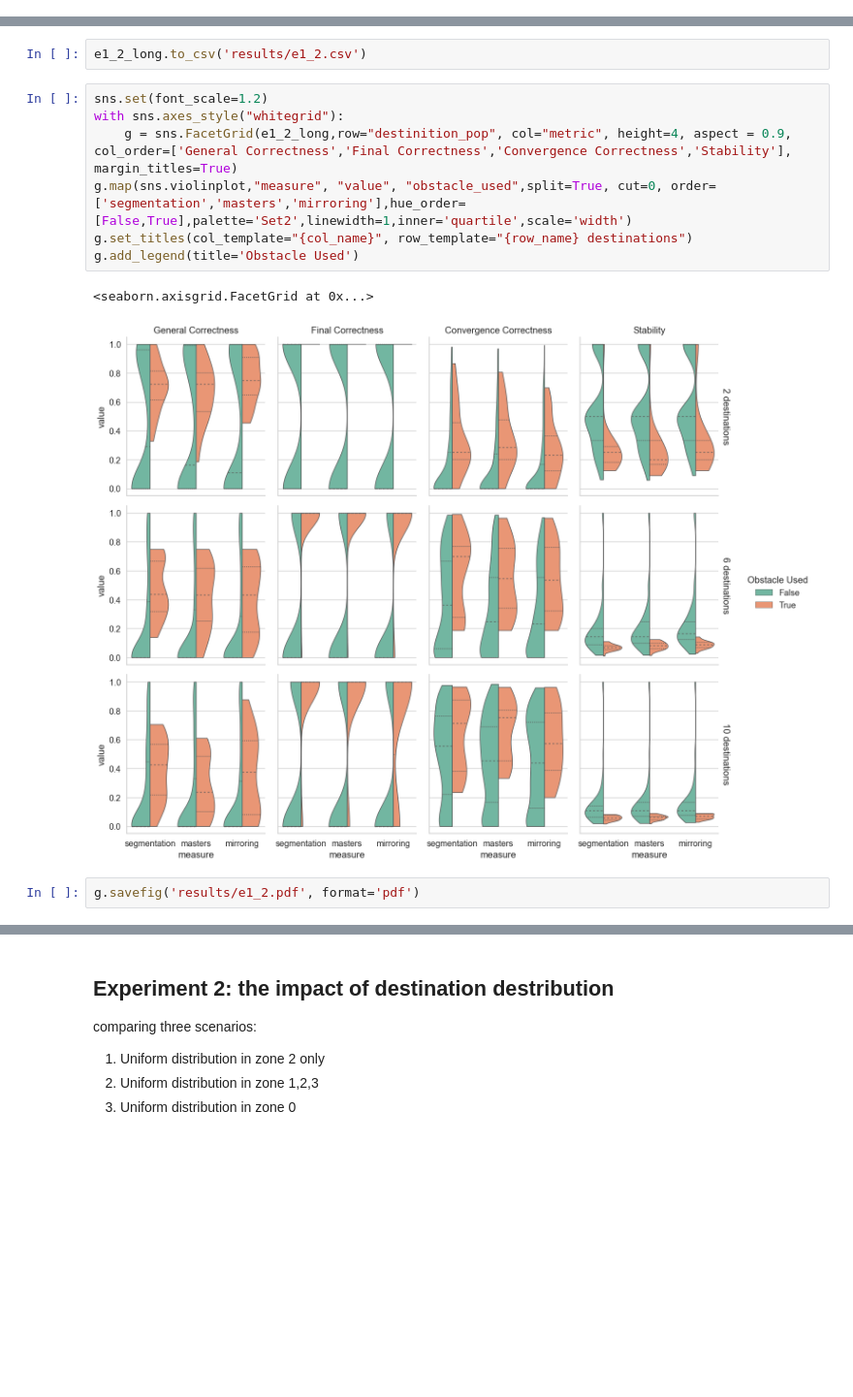
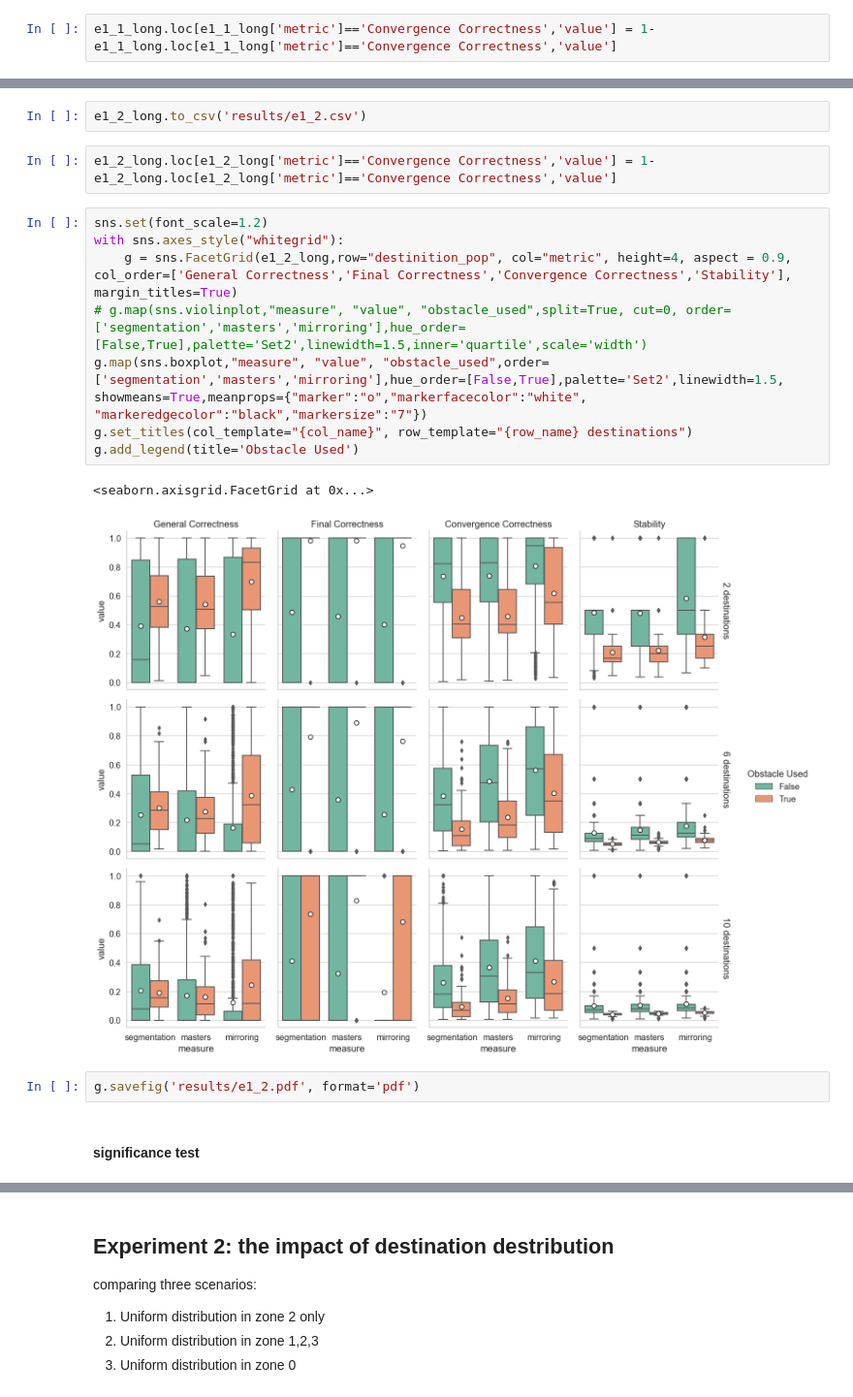
Before and after one commit to OzzyTao/goal-simulation, a Jupyter notebook: paper_experiments.ipynb, the cells around one changed output, grey strips where cells are left out. Shown: that part at 97% size. Cells and saved outputs as stored; diff of their text form; blank space fills up the shorter version.

```diff
--- a/paper_experiments.ipynb
+++ b/paper_experiments.ipynb
@@ -54,6 +54,8 @@ e1_1.reset_index(names=['zone','goal_pop','seed','alg','obstacle_used','measure'
 e1_1_long = pd.melt(e1_1, id_vars=['zone','goal_pop','seed','alg','obstacle_used','measure'], value_vars=['Final Correctness','General Correctness','Convergence Correctness','Stability'], var_name='metric', value_name='value')
 # %%
 e1_1_long.to_csv('results/e1_1.csv')
+# %%
+e1_1_long.loc[e1_1_long['metric']=='Convergence Correctness','value'] = 1- e1_1_long.loc[e1_1_long['metric']=='Convergence Correctness','value']
 # %%
 import seaborn as sns
 import matplotlib.pyplot as plt
@@ -105,15 +108,20 @@ e1_2.reset_index(names=['zone','goal_pop','seed','alg','obstacle_used','destinit
 e1_2_long = pd.melt(e1_2, id_vars=['zone','goal_pop','seed','alg','obstacle_used','destinition_pop','measure'], value_vars=['Final Correctness','General Correctness','Convergence Correctness','Stability'], var_name='metric', value_name='value')
 # %%
 e1_2_long.to_csv('results/e1_2.csv')
+# %%
+e1_2_long.loc[e1_2_long['metric']=='Convergence Correctness','value'] = 1- e1_2_long.loc[e1_2_long['metric']=='Convergence Correctness','value']
 # %%
 sns.set(font_scale=1.2)
 with sns.axes_style("whitegrid"):
     g = sns.FacetGrid(e1_2_long,row="destinition_pop", col="metric", height=4, aspect = 0.9, col_order=['General Correctness','Final Correctness','Convergence Correctness','Stability'], margin_titles=True)
-g.map(sns.violinplot,"measure", "value", "obstacle_used",split=True, cut=0, order=['segmentation','masters','mirroring'],hue_order=[False,True],palette='Set2',linewidth=1,inner='quartile',scale='width')
+# g.map(sns.violinplot,"measure", "value", "obstacle_used",split=True, cut=0, order=['segmentation','masters','mirroring'],hue_order=[False,True],palette='Set2',linewidth=1.5,inner='quartile',scale='width')
+g.map(sns.boxplot,"measure", "value", "obstacle_used",order=['segmentation','masters','mirroring'],hue_order=[False,True],palette='Set2',linewidth=1.5, showmeans=True,meanprops={"marker":"o","markerfacecolor":"white", "markeredgecolor":"black","markersize":"7"})
 g.set_titles(col_template="{col_name}", row_template="{row_name} destinations")
 g.add_legend(title='Obstacle Used')
 # %% [output]
 <seaborn.axisgrid.FacetGrid at 0x...>
-[figure, old version]
+[figure, new version]
 # %%
 g.savefig('results/e1_2.pdf', format='pdf')
+# %% [markdown]
+#### significance test
```
Also changed, not shown: parts of 17 cells of this notebook, 9 other files.
